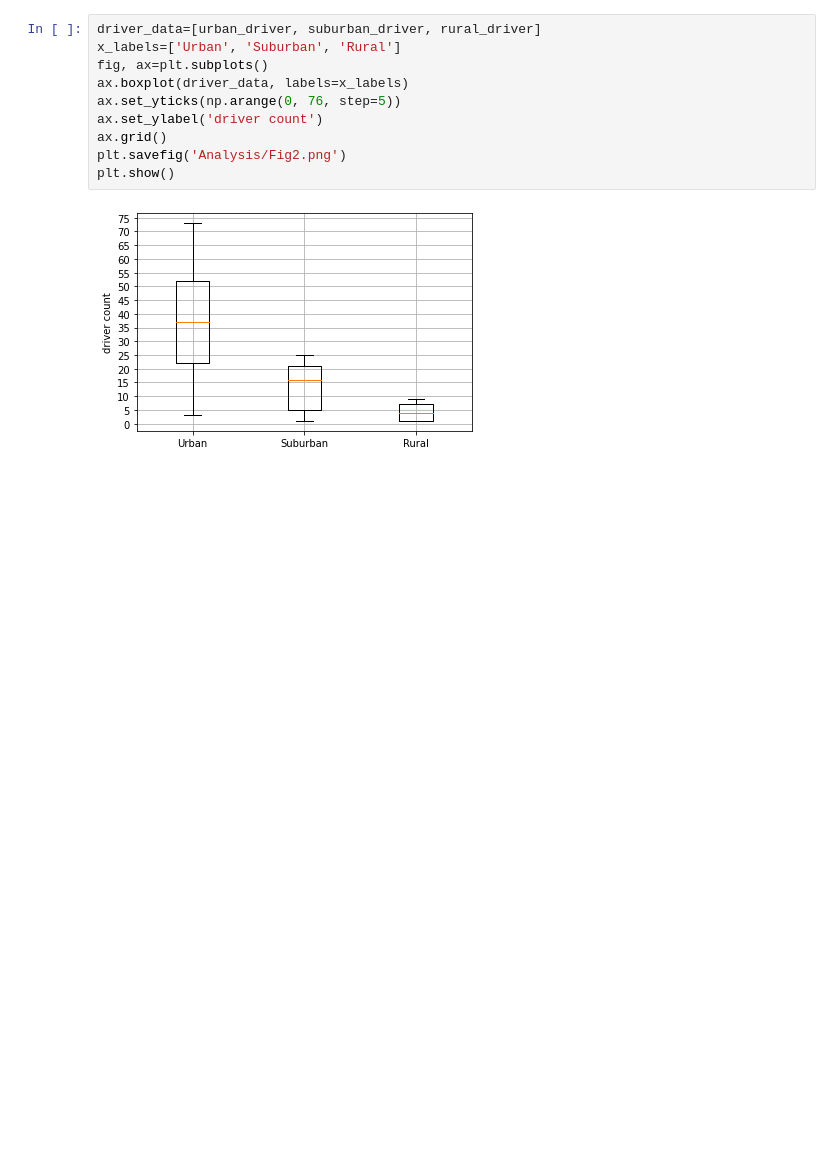
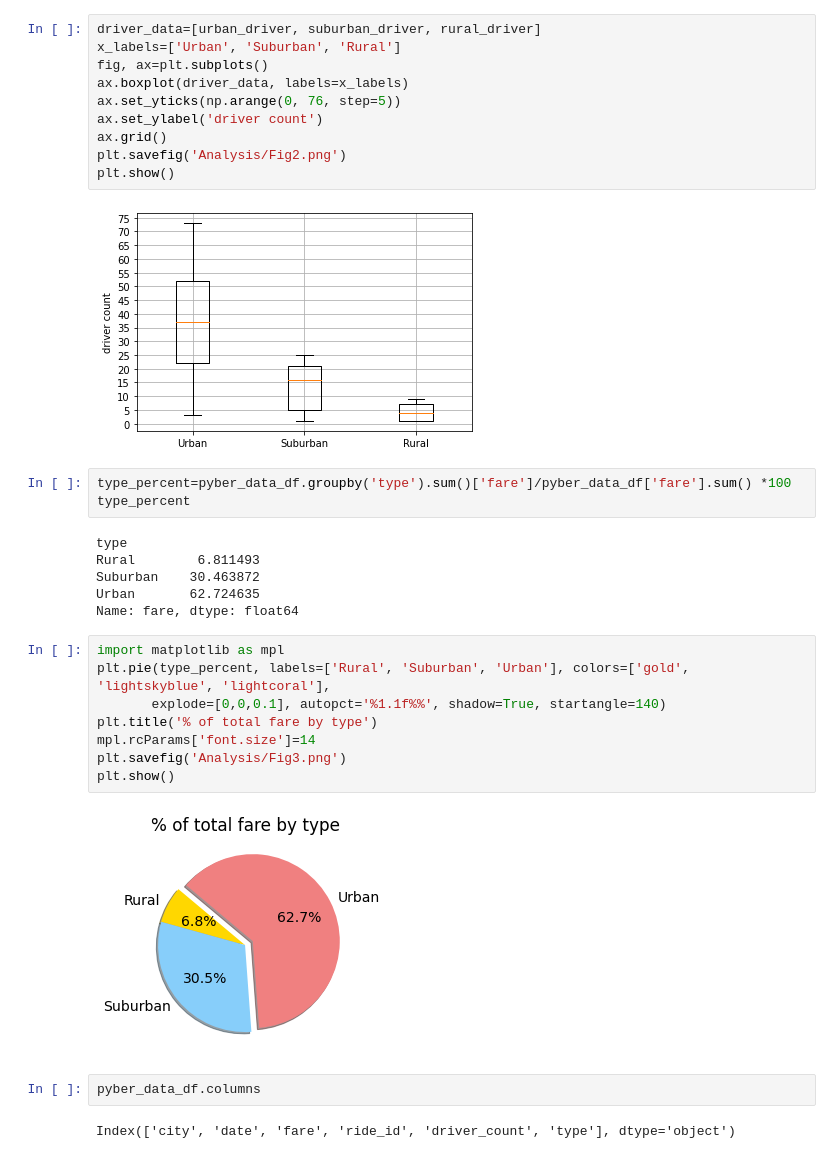
Before and after one commit to shrouqalulaime/PyBer_Analysis, a Jupyter notebook: PyBer.ipynb, the cells around one changed output. Drawn from its saved outputs; the diff is of its cells as text; blank space fills up the shorter version.

```diff
--- a/PyBer.ipynb
+++ b/PyBer.ipynb
@@ -355,3 +355,26 @@ plt.savefig('Analysis/Fig2.png')
 plt.show()
 # %% [output]
 [figure]
+# %%
+type_percent=pyber_data_df.groupby('type').sum()['fare']/pyber_data_df['fare'].sum() *100
+type_percent
+# %% [output]
+type
+Rural        6.811493
+Suburban    30.463872
+Urban       62.724635
+Name: fare, dtype: float64
+# %%
+import matplotlib as mpl
+plt.pie(type_percent, labels=['Rural', 'Suburban', 'Urban'], colors=['gold', 'lightskyblue', 'lightcoral'],
+       explode=[0,0,0.1], autopct='%1.1f%%', shadow=True, startangle=140)
+plt.title('% of total fare by type')
+mpl.rcParams['font.size']=14
+plt.savefig('Analysis/Fig3.png')
+plt.show()
+# %% [output]
+[figure, added]
+# %%
+pyber_data_df.columns
+# %% [output]
+Index(['city', 'date', 'fare', 'ride_id', 'driver_count', 'type'], dtype='object')
```
Also changed, not shown: parts of 4 cells of this notebook, 3 other files.
